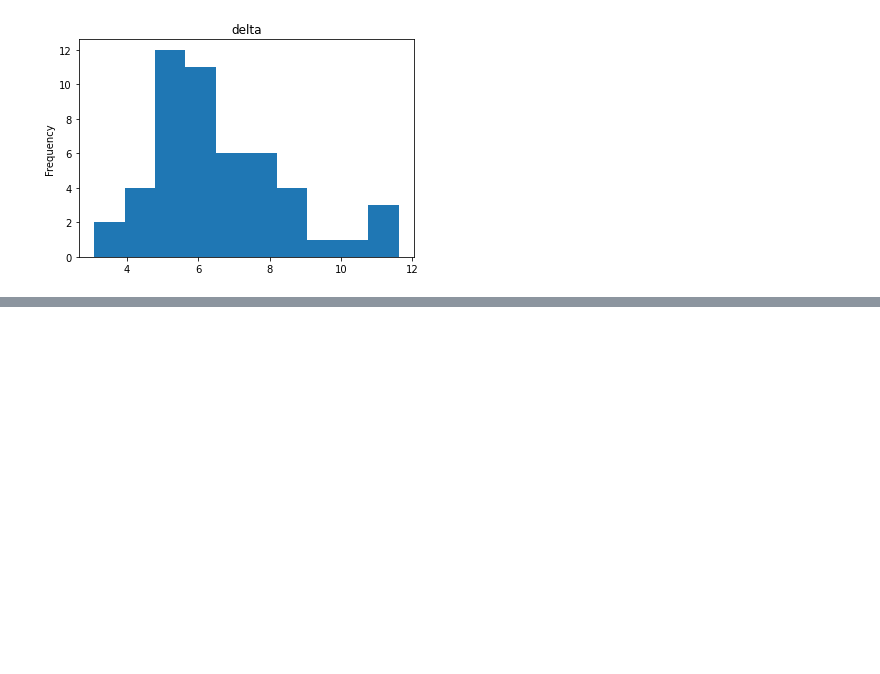
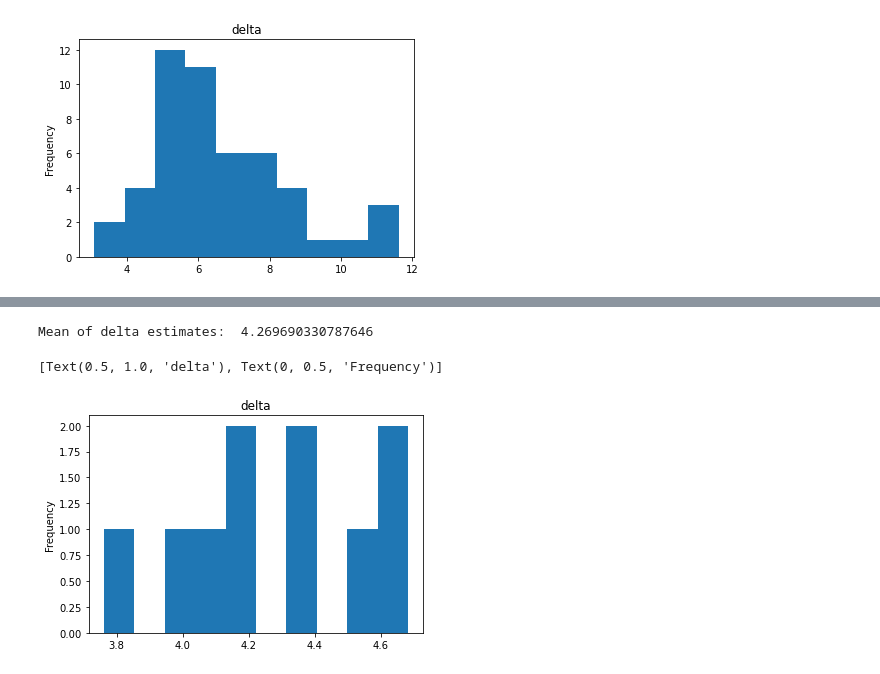
Before and after one commit to nadialucas/iobros, a Jupyter notebook: pset2/ps2-q1.ipynb, the cells around one changed output, grey strips where cells are left out. Cells and saved outputs as stored; diff of their text form; code cells hidden in the pictures; blank space fills up the shorter version.

```diff
--- a/pset2/ps2-q1.ipynb
+++ b/pset2/ps2-q1.ipynb
@@ -362,5 +380,9 @@ plt.gca().set(title = 'α', ylabel = 'Frequency')
 # %%
-delta_mean = np.mean(deltas)
+delta_mean = np.mean(deltas_me)
 print("Mean of delta estimates: ", delta_mean)
-plt.hist(deltas, bins = 10)
+plt.hist(deltas_me, bins = 10)
 plt.gca().set(title = 'delta', ylabel = 'Frequency')
+# %% [output]
+Mean of delta estimates:  4.269690330787646
+[Text(0.5, 1.0, 'delta'), Text(0, 0.5, 'Frequency')]
+[figure, added]
```
Also changed, not shown: parts of 4 cells of this notebook, 1 other file.
